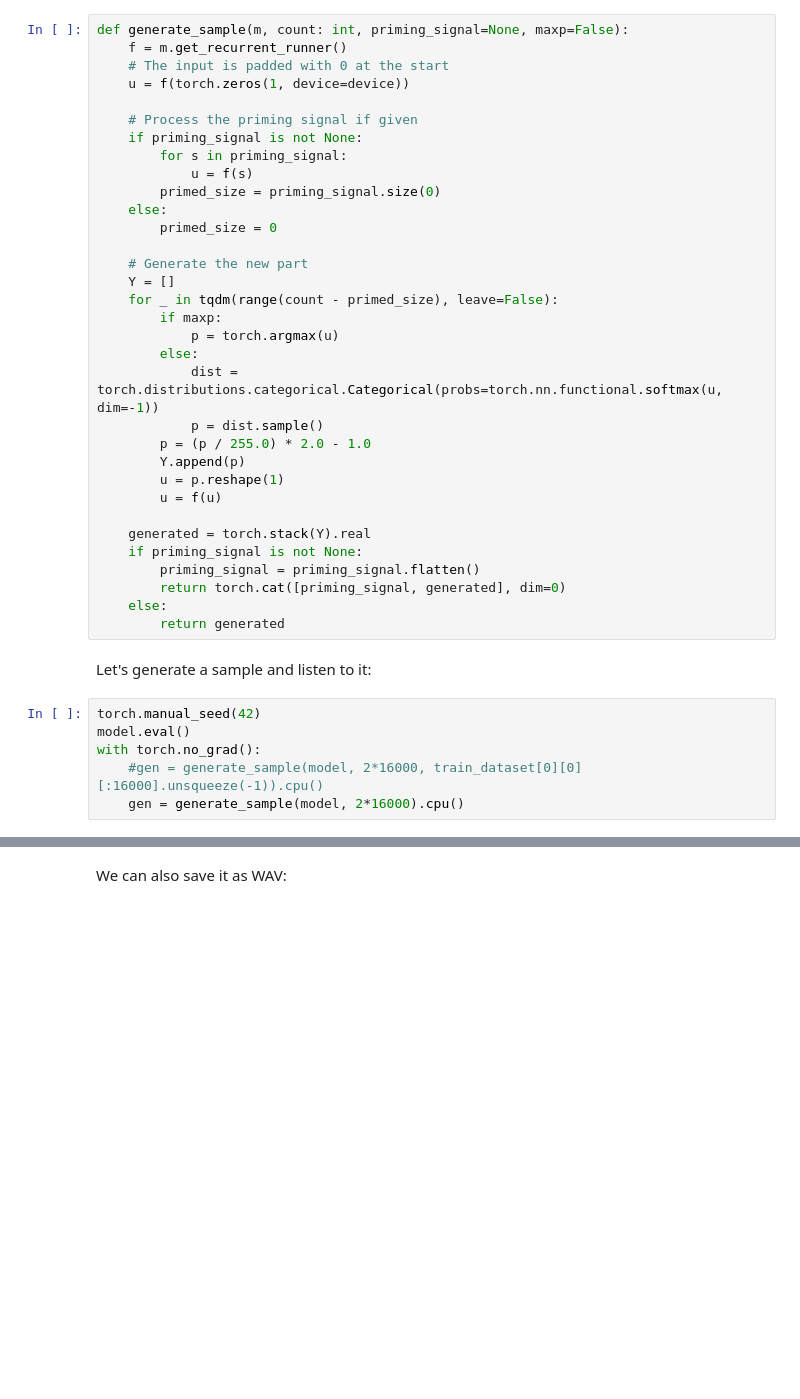
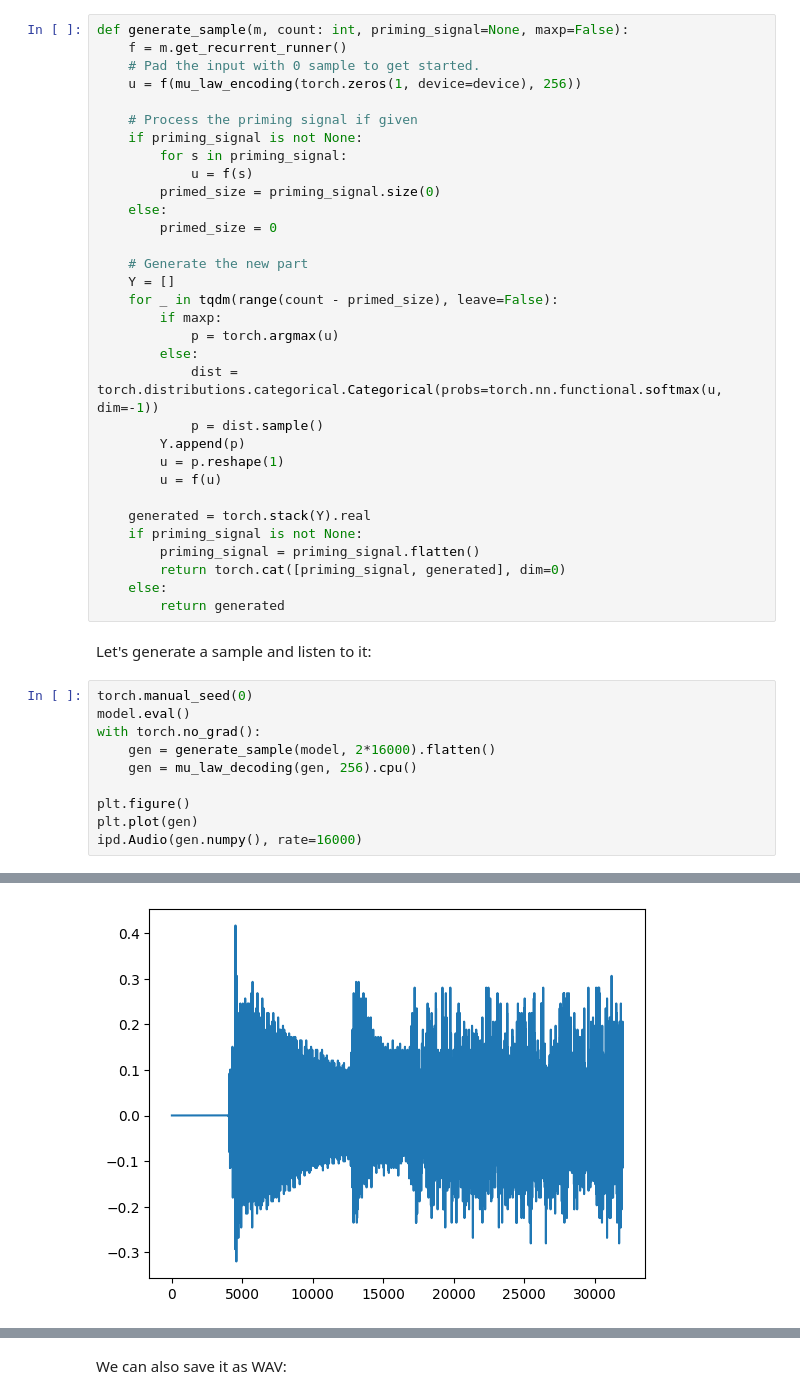
Before and after one commit to necrashter/SaShiMi-796, a Jupyter notebook: main.ipynb, the cells around one changed output, grey strips where cells are left out. Drawn from its saved outputs; the diff is of its cells as text; blank space fills up the shorter version.

```diff
--- a/main.ipynb
+++ b/main.ipynb
@@ -257,8 +262,8 @@ The following method will autoregressively sample from the given model `m`. It c
 # %%
 def generate_sample(m, count: int, priming_signal=None, maxp=False):
     f = m.get_recurrent_runner()
-    # The input is padded with 0 at the start
-    u = f(torch.zeros(1, device=device))
+    # Pad the input with 0 sample to get started.
+    u = f(mu_law_encoding(torch.zeros(1, device=device), 256))
 
     # Process the priming signal if given
     if priming_signal is not None:
@@ -276,7 +281,6 @@ def generate_sample(m, count: int, priming_signal=None, maxp=False):
         else:
             dist = torch.distributions.categorical.Categorical(probs=torch.nn.functional.softmax(u, dim=-1))
             p = dist.sample()
-        p = (p / 255.0) * 2.0 - 1.0
         Y.append(p)
         u = p.reshape(1)
         u = f(u)
@@ -290,8 +294,13 @@ def generate_sample(m, count: int, priming_signal=None, maxp=False):
 # %% [markdown]
 Let's generate a sample and listen to it:
 # %%
-torch.manual_seed(42)
+torch.manual_seed(0)
 model.eval()
 with torch.no_grad():
-    #gen = generate_sample(model, 2*16000, train_dataset[0][0][:16000].unsqueeze(-1)).cpu()
-    gen = generate_sample(model, 2*16000).cpu()
+    gen = generate_sample(model, 2*16000).flatten()
+    gen = mu_law_decoding(gen, 256).cpu()
+
+plt.figure()
+plt.plot(gen)
+ipd.Audio(gen.numpy(), rate=16000)
+# %% [output]
@@ -297,0 +308 @@ with torch.no_grad():
+[figure, added]
```
Also changed, not shown: parts of 26 cells of this notebook, 1 other file.
